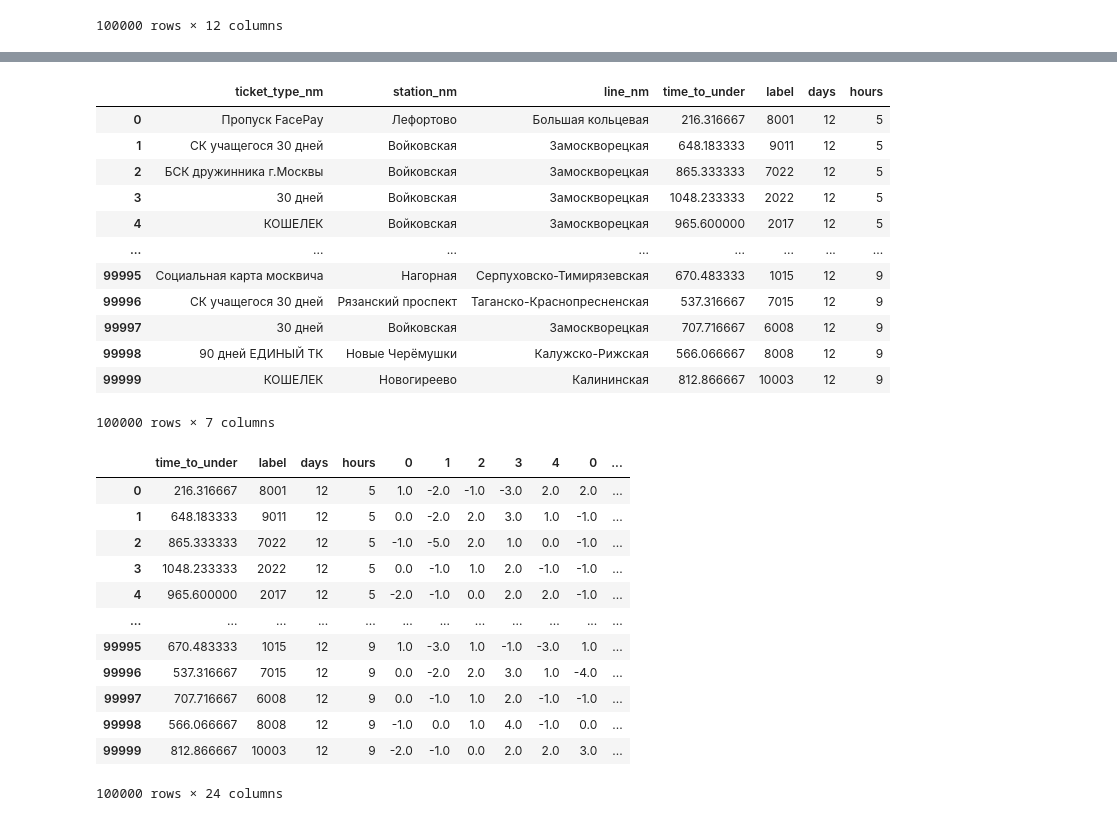
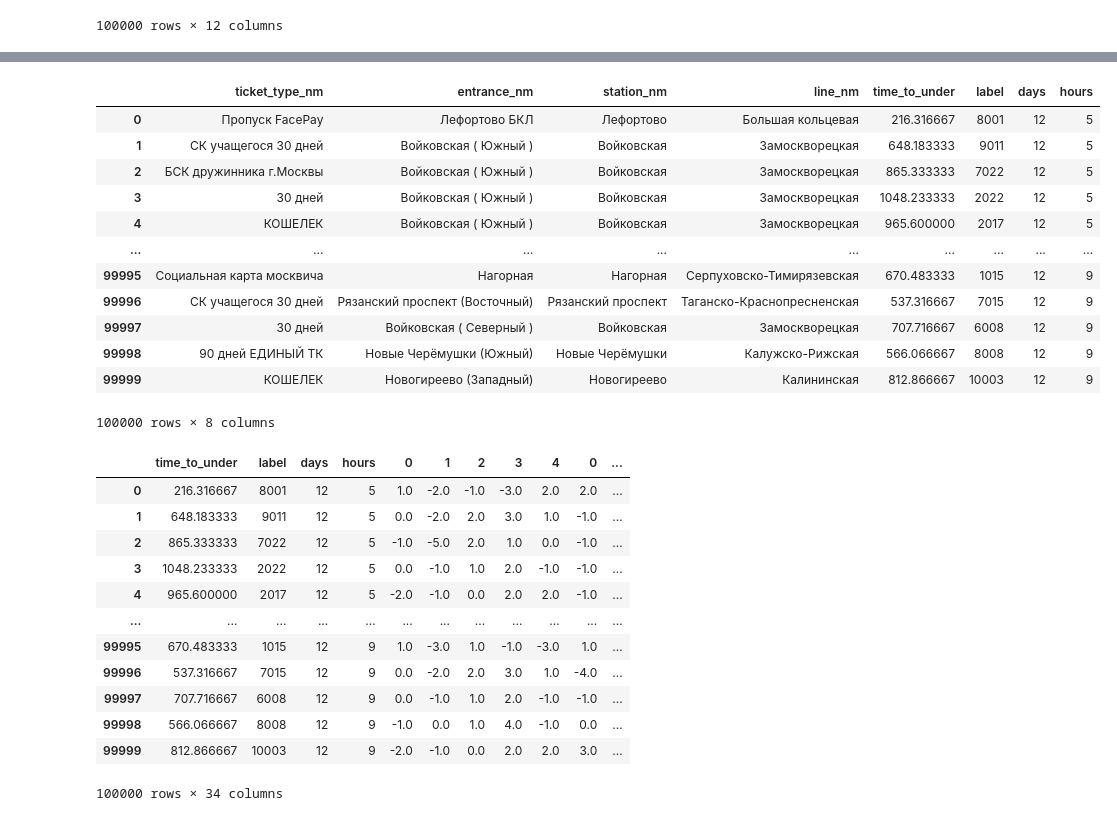
Before and after one commit to Endakota/ML_kurs2022, a Jupyter notebook: Homework/Untitled1.ipynb, the cells around one changed output, grey strips where cells are left out. Drawn from its saved outputs; the diff is of its cells as text; code cells hidden in the pictures.

```diff
--- a/Homework/Untitled1.ipynb
+++ b/Homework/Untitled1.ipynb
@@ -68,58 +65,59 @@ array(['Лефортово', 'Войковская', 'Аэропорт', 'Кос
 # %%
 date = df["pass_dttm"]
 
 def date2num(str, isDay):
   days = []
   hours = []
   for i in str:
     day = i.split(" ")[0]
     hour = i.split(" ")[1]
     day = day.split("-")[2]
     hour = hour.split(":")[0]
     days.append(int(day))
     hours.append(int(hour))
   if isDay:
     return days
   else:
     return hours
 
 df["days"] = date2num(date, 1)
 df["hours"] = date2num(date, 0)
-df = df.drop(["pass_dttm","id","entrance_nm","entrance_id","ticket_id","station_id","line_id"],axis = 1)
+df = df.drop(["pass_dttm","id","entrance_id","ticket_id","station_id","line_id"],axis = 1)
 df
 # %% [output]
-|  | ticket_type_nm | station_nm | line_nm | time_to_under | label | days | hours |
-| 0 | Пропуск FacePay | Лефортово | Большая кольцевая | 216.316667 | 8001 | 12 | 5 |
-| 1 | СК учащегося 30 дней | Войковская | Замоскворецкая | 648.183333 | 9011 | 12 | 5 |
-| 2 | БСК дружинника г.Москвы | Войковская | Замоскворецкая | 865.333333 | 7022 | 12 | 5 |
-| 3 | 30 дней | Войковская | Замоскворецкая | 1048.233333 | 2022 | 12 | 5 |
-| 4 | КОШЕЛЕК | Войковская | Замоскворецкая | 965.600000 | 2017 | 12 | 5 |
-| ... | ... | ... | ... | ... | ... | ... | ... |
-| 99995 | Социальная карта москвича | Нагорная | Серпуховско-Тимирязевская | 670.483333 | 1015 | 12 | 9 |
-| 99996 | СК учащегося 30 дней | Рязанский проспект | Таганско-Краснопресненская | 537.316667 | 7015 | 12 | 9 |
-| 99997 | 30 дней | Войковская | Замоскворецкая | 707.716667 | 6008 | 12 | 9 |
-| 99998 | 90 дней ЕДИНЫЙ ТК | Новые Черёмушки | Калужско-Рижская | 566.066667 | 8008 | 12 | 9 |
-| 99999 | КОШЕЛЕК | Новогиреево | Калининская | 812.866667 | 10003 | 12 | 9 |
+|  | ticket_type_nm | entrance_nm | station_nm | line_nm | time_to_under | label | days | hours |
+| 0 | Пропуск FacePay | Лефортово БКЛ | Лефортово | Большая кольцевая | 216.316667 | 8001 | 12 | 5 |
+| 1 | СК учащегося 30 дней | Войковская ( Южный ) | Войковская | Замоскворецкая | 648.183333 | 9011 | 12 | 5 |
+| 2 | БСК дружинника г.Москвы | Войковская ( Южный ) | Войковская | Замоскворецкая | 865.333333 | 7022 | 12 | 5 |
+| 3 | 30 дней | Войковская ( Южный ) | Войковская | Замоскворецкая | 1048.233333 | 2022 | 12 | 5 |
+| 4 | КОШЕЛЕК | Войковская ( Южный ) | Войковская | Замоскворецкая | 965.600000 | 2017 | 12 | 5 |
+| ... | ... | ... | ... | ... | ... | ... | ... | ... |
+| 99995 | Социальная карта москвича | Нагорная | Нагорная | Серпуховско-Тимирязевская | 670.483333 | 1015 | 12 | 9 |
+| 99996 | СК учащегося 30 дней | Рязанский проспект (Восточный) | Рязанский проспект | Таганско-Краснопресненская | 537.316667 | 7015 | 12 | 9 |
+| 99997 | 30 дней | Войковская ( Северный ) | Войковская | Замоскворецкая | 707.716667 | 6008 | 12 | 9 |
+| 99998 | 90 дней ЕДИНЫЙ ТК | Новые Черёмушки (Южный) | Новые Черёмушки | Калужско-Рижская | 566.066667 | 8008 | 12 | 9 |
+| 99999 | КОШЕЛЕК | Новогиреево (Западный) | Новогиреево | Калининская | 812.866667 | 10003 | 12 | 9 |
-100000 rows × 7 columns
+100000 rows × 8 columns
 # %%
 from sklearn.feature_extraction import FeatureHasher
 # %%
-h_ticket_type = FeatureHasher(n_features=5, input_type='string')
-hashed_Feature = h_ticket_type.fit_transform(df['ticket_type_nm'])
-hashed_Feature = hashed_Feature.toarray()
-df = pd.concat([df, pd.DataFrame(hashed_Feature)], axis=1)
+ticket = FeatureHasher(n_features=5, input_type='string')
+hf = ticket.fit_transform(df['ticket_type_nm']).toarray()
+df = pd.concat([df, pd.DataFrame(hf)], axis=1)
 
-h_station = FeatureHasher(n_features=5, input_type='string')
-hashed_Feature = h_station.fit_transform(df['station_nm'])
-hashed_Feature = hashed_Feature.toarray()
-df = pd.concat([df, pd.DataFrame(hashed_Feature)], axis=1)
+station = FeatureHasher(n_features=5, input_type='string')
+hf = station.fit_transform(df['station_nm']).toarray()
+df = pd.concat([df, pd.DataFrame(hf)], axis=1)
 
-h_line = FeatureHasher(n_features=10, input_type='string')
-hashed_Feature = h_line.fit_transform(df['line_nm'])
-hashed_Feature = hashed_Feature.toarray()
-df = pd.concat([df, pd.DataFrame(hashed_Feature)], axis=1)
+line = FeatureHasher(n_features=10, input_type='string')
+hf = line.fit_transform(df['line_nm']).toarray()
+df = pd.concat([df, pd.DataFrame(hf)], axis=1)
 
-df = df.drop(["ticket_type_nm","station_nm","line_nm"],axis=1)
+entrance = FeatureHasher(n_features=10, input_type='string')
+hf = line.fit_transform(df['entrance_nm']).toarray()
+df = pd.concat([df, pd.DataFrame(hf)], axis=1)
+
+df = df.drop(["ticket_type_nm","station_nm","line_nm","entrance_nm"],axis=1)
 df
 # %% [output]
 |  | time_to_under | label | days | hours | 0 | 1 | 2 | 3 | 4 | 0 | ... |
@@ -134,7 +132,7 @@ df
 | 99997 | 707.716667 | 6008 | 12 | 9 | 0.0 | -1.0 | 1.0 | 2.0 | -1.0 | -1.0 | ... |
 | 99998 | 566.066667 | 8008 | 12 | 9 | -1.0 | 0.0 | 1.0 | 4.0 | -1.0 | 0.0 | ... |
 | 99999 | 812.866667 | 10003 | 12 | 9 | -2.0 | -1.0 | 0.0 | 2.0 | 2.0 | 3.0 | ... |
-100000 rows × 24 columns
+100000 rows × 34 columns
 # %%
 columns = ["time_to_under","label","days","hours"]
 data = df.values
```
Also changed, not shown: parts of 9 cells of this notebook.
